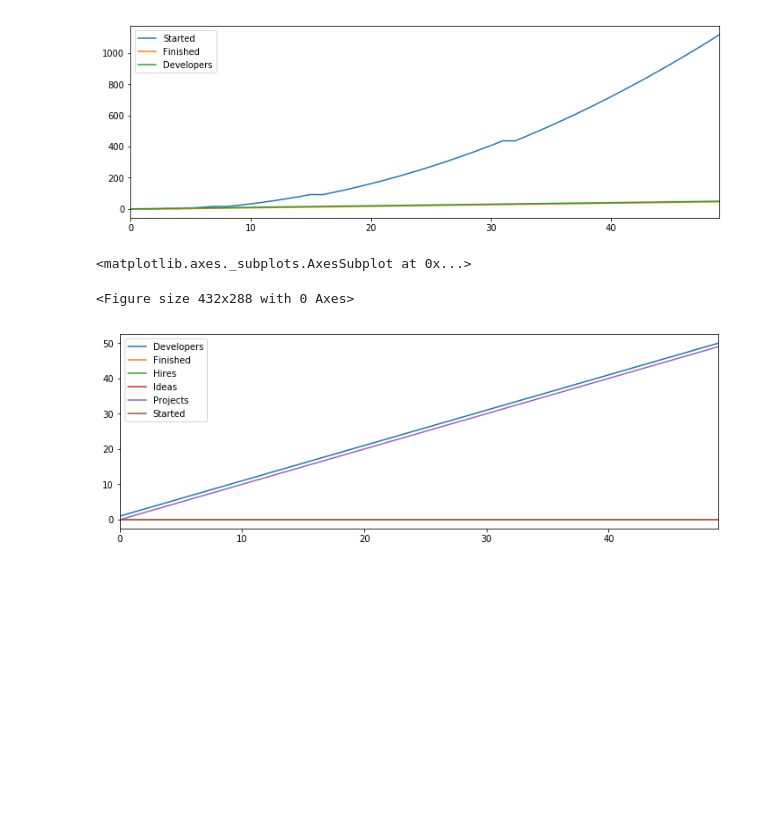
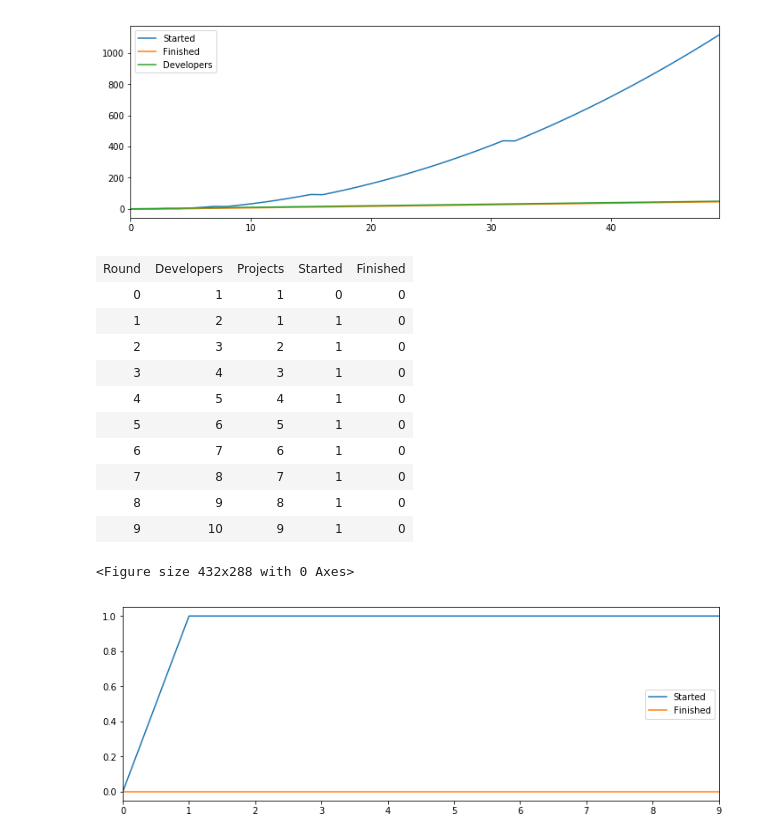
Before and after one commit to lethain/systems-explorations, a Jupyter notebook: project-throughput.ipynb, the cells around one changed output. Drawn from its saved outputs; the diff is of its cells as text; code cells hidden in the pictures; blank space fills up the shorter version.

```diff
--- a/project-throughput.ipynb
+++ b/project-throughput.ipynb
@@ -53,12 +53,23 @@ render(spec, rounds=50, columns=["Started", "Finished", "Developers"])
 # %%
 spec = """
 [Hires] > Developers @ 1
-[Ideas] > Projects   @ Developers / (Projects+1)
-Projects > Started   @ Developers - Started
+[Ideas] > Projects   @ 1
+Projects > Started   @ Developers
 Started > Finished   @ Developers
 """
-render(spec, rounds=50) # , columns=["Started", "Finished", "Developers"])
+render(spec, rounds=10, columns=["Started", "Finished"])
+table(spec, rounds=10)
 # %% [output]
+| Round | Developers | Projects | Started | Finished |
+| 0 | 1 | 1 | 0 | 0 |
+| 1 | 2 | 1 | 1 | 0 |
+| 2 | 3 | 2 | 1 | 0 |
+| 3 | 4 | 3 | 1 | 0 |
+| 4 | 5 | 4 | 1 | 0 |
+| 5 | 6 | 5 | 1 | 0 |
+| 6 | 7 | 6 | 1 | 0 |
+| 7 | 8 | 7 | 1 | 0 |
+| 8 | 9 | 8 | 1 | 0 |
+| 9 | 10 | 9 | 1 | 0 |
-<matplotlib.axes._subplots.AxesSubplot at 0x...>
+<Figure size 432x288 with 0 Axes>
-<Figure size 432x288 with 0 Axes>
-[figure, old version]
+[figure, new version]
```
Also changed, not shown: 1 other file.
